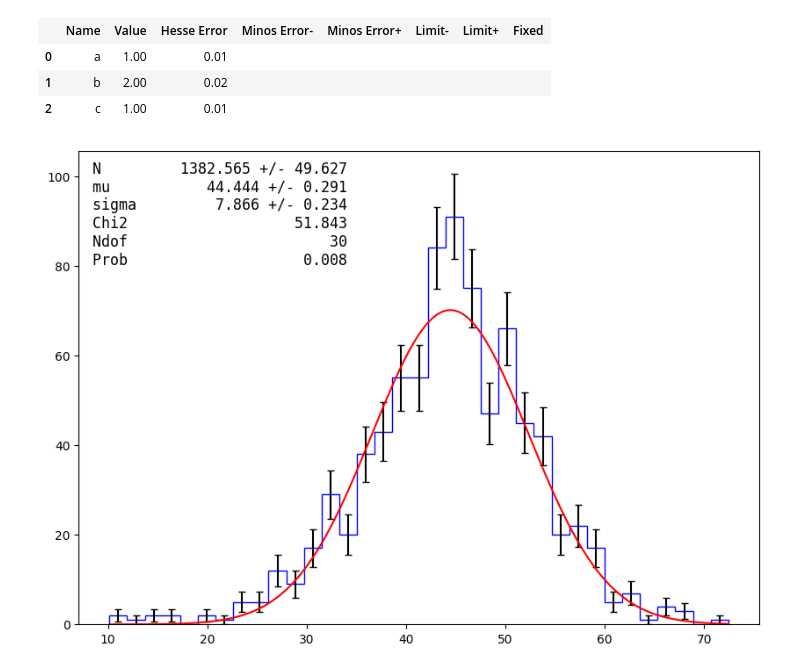
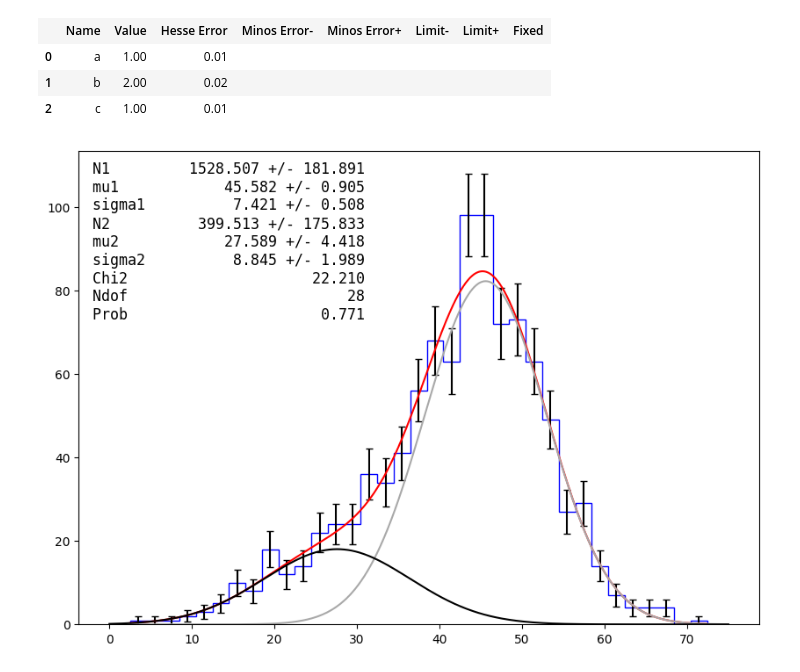
Before and after one commit to PhilKofoed/AppStat2022, a Jupyter notebook: Extra_External_Functions/testfile.ipynb, the cells around one changed output. Saved outputs shown, nothing was run; the diff lists cells and outputs as text; code cells hidden in the pictures.

```diff
--- a/Extra_External_Functions/testfile.ipynb
+++ b/Extra_External_Functions/testfile.ipynb
@@ -129,15 +128,22 @@ class Datahandler():
 # %%
 dataframe = pd.read_csv('../DataAndCodeForProblemSet/data_MoleculeTypes.csv', index_col=None, names = ["size", "Intensity"])
 size, intensity = dataframe.values.T
-# %%
-def gauss_pdf(x, N, mu, sigma):
-    return N * stats.norm.pdf(x, mu, sigma)
-
-test = Datahandler(size[intensity > 0.5], 35)
-values, errors = test.chi2fit(gauss_pdf, N = 1000, mu = 30, sigma = 40, fulldata = False)
-test.initplot()
-test.quickplot()
-test.plotfit()
-plt.show()
-# %% [output]
-[figure, removed]
+# %%
+def dgauss_pdf(x, N1, mu1, sigma1, N2, mu2, sigma2):
+    return N1 * stats.norm.pdf(x, mu1, sigma1) + N2 * stats.norm.pdf(x, mu2, sigma2)
+def gauss_pdf(x, N1, mu1, sigma1):
+    return N1 * stats.norm.pdf(x, mu1, sigma1)
+
+
+test = Datahandler(size, 35)
+values, errors = test.chi2fit(dgauss_pdf, N1 = 1000, mu1 = 40, sigma1 = 5, N2 = 50, mu2 = 20, sigma2 = 5, fulldata = False)
+test.initplot()
+test.quickplot()
+test.plotfit()
+x_line = np.linspace(0, 75, 10000)
+plt.plot(x_line, gauss_pdf(x_line, *values[:3]), color = "darkgrey")
+plt.plot(x_line, gauss_pdf(x_line, *values[3:]), color = "k")
+
+plt.show()
+# %% [output]
+[figure, added]
```
Also changed, not shown: parts of 1 cell of this notebook, 6 other files.
